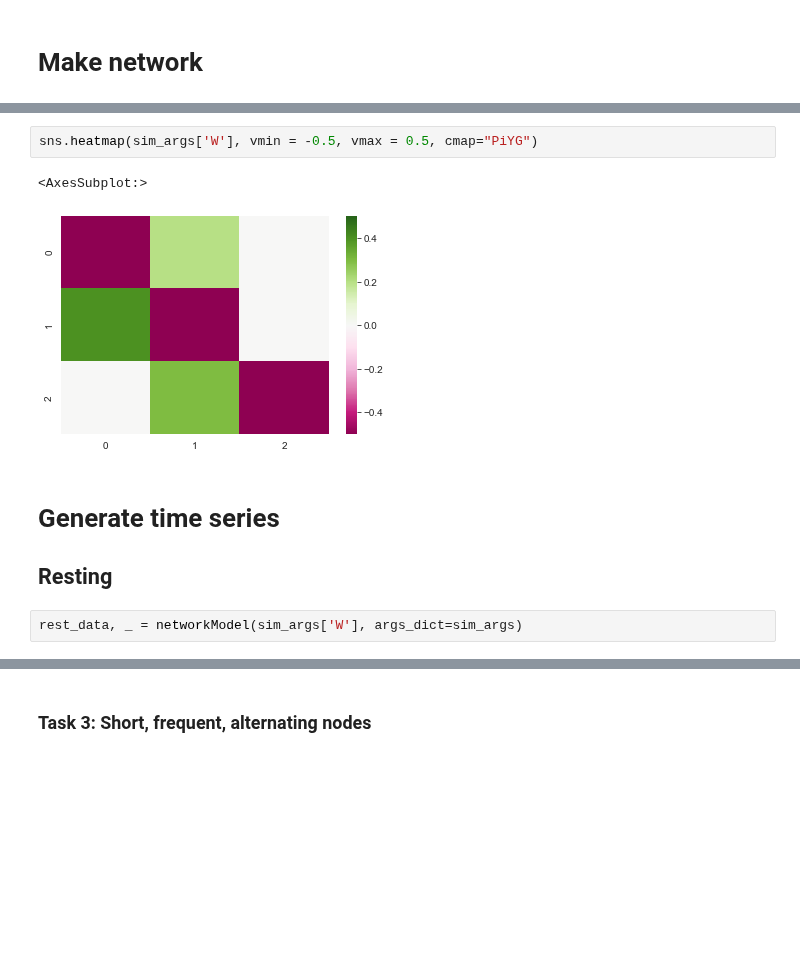
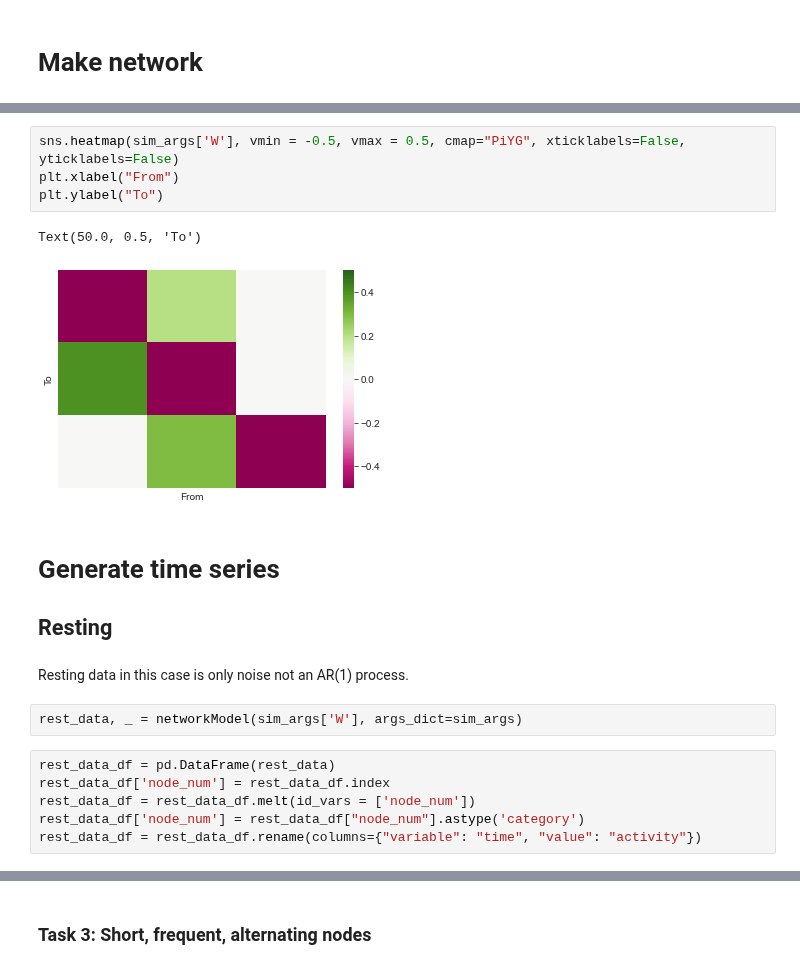
Before and after one commit to zenkavi/NeuralMassModels, a Jupyter notebook: notebooks/simulations/NB0_True_vs_functional_connectivity.ipynb, the cells around one changed output, grey strips where cells are left out. Saved outputs shown, nothing was run; the diff lists cells and outputs as text; blank space fills up the shorter version.

Commit message:
plot fixing

```diff
--- a/notebooks/simulations/NB0_True_vs_functional_connectivity.ipynb
+++ b/notebooks/simulations/NB0_True_vs_functional_connectivity.ipynb
@@ -46,13 +46,23 @@ sim_args
         [ 0.4, -0.5,  0. ],
         [ 0. ,  0.3, -0.5]])}
 # %%
-sns.heatmap(sim_args['W'], vmin = -0.5, vmax = 0.5, cmap="PiYG")
+sns.heatmap(sim_args['W'], vmin = -0.5, vmax = 0.5, cmap="PiYG", xticklabels=False, yticklabels=False)
+plt.xlabel("From")
+plt.ylabel("To")
 # %% [output]
-<AxesSubplot:>
+Text(50.0, 0.5, 'To')
-[figure, old version]
+[figure, new version]
 # %% [markdown]
 # Generate time series
 
 ## Resting
+# %% [markdown]
+Resting data in this case is only noise not an AR(1) process.
 # %%
 rest_data, _ = networkModel(sim_args['W'], args_dict=sim_args)
+# %%
+rest_data_df = pd.DataFrame(rest_data)
+rest_data_df['node_num'] = rest_data_df.index
+rest_data_df = rest_data_df.melt(id_vars = ['node_num'])
+rest_data_df['node_num'] = rest_data_df["node_num"].astype('category')
+rest_data_df = rest_data_df.rename(columns={"variable": "time", "value": "activity"})
```
Also changed, not shown: parts of 4 cells of this notebook.
